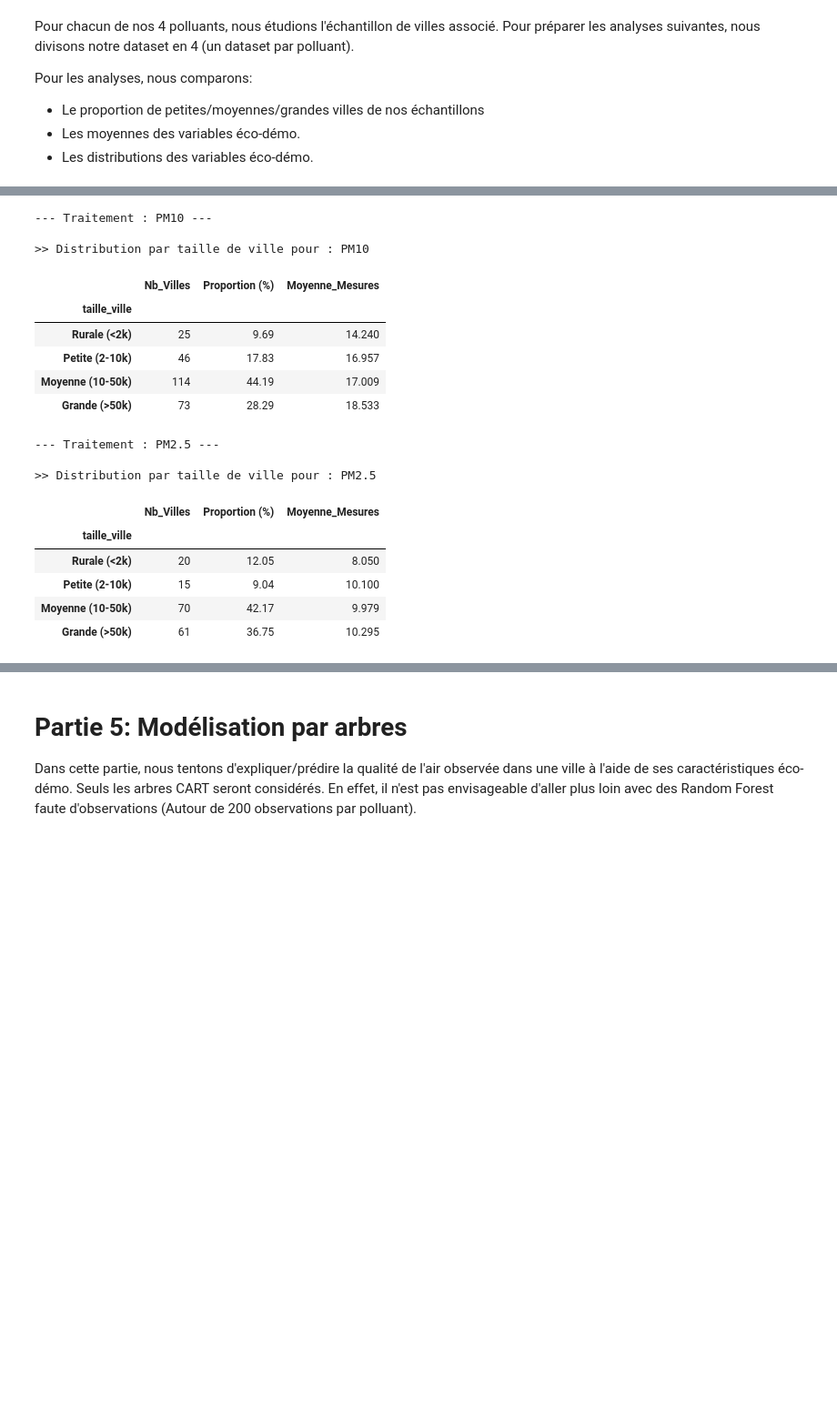
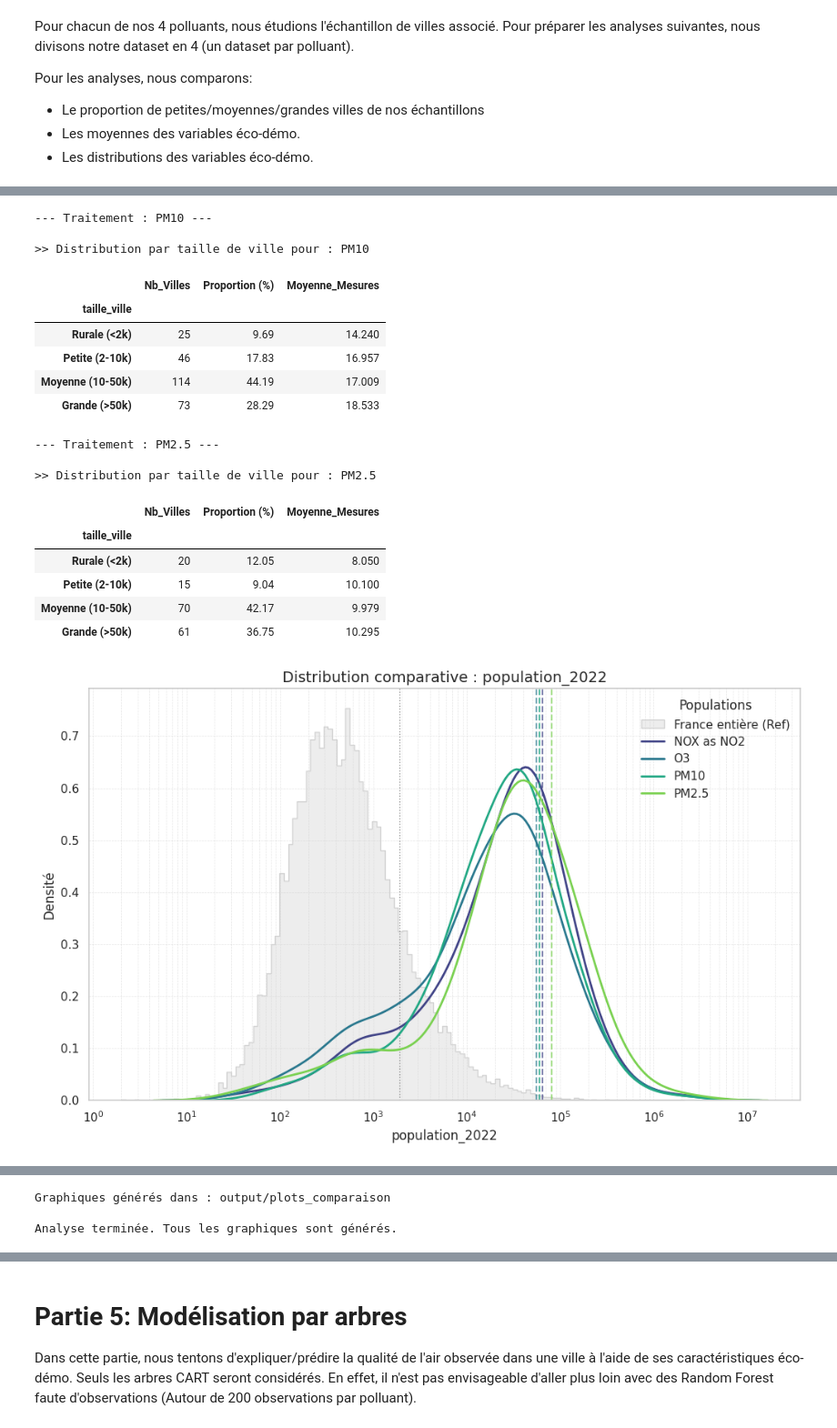
Before and after one commit to TheoSan75/Projet_Python_ENSAE_2A, a Jupyter notebook: main_clean.ipynb, the cells around one changed output, grey strips where cells are left out. Shown at 91% size. Drawn from its saved outputs; the diff is of its cells as text; code cells hidden in the pictures; blank space fills up the shorter version.

Commit message:
Nettoyage outputs notebook + interprétations

```diff
--- a/main_clean.ipynb
+++ b/main_clean.ipynb
@@ -129,37 +145,44 @@ Pour les analyses, nous comparons:
 # %%
 polluants = df_groupe["polluant"].unique()
 print(f"Polluants identifiés : {polluants}")
-# 7Génération des Datasets par Polluant et Plots Comparatifs
-vars_eco = [
-    "population_2022", "mediane_niveau_vie_2021",
-    "densite_population_2022",
-    "part_commerce_transport_services_2023",
-    "part_industrie_2023", "nb_hotels_2022", "nb_etablissements_2023", "taux_activite_2022",
-    "part_construction_2023", "nb_campings_2022"
-]
+# Génération des Datasets par Polluant et Plots Comparatifs
+vars_eco = {
+    "population_2022": True,
+    "mediane_niveau_vie_2021": False,
+    "densite_population_2022": True,
+    "part_commerce_transport_services_2023": True,
+    "part_industrie_2023": False,
+    "nb_hotels_2022": False,
+    "nb_etablissements_2023": False,
+    "taux_activite_2022": False,
+    "part_construction_2023": False,
+    "nb_campings_2022": False
+}
 
+df_combined = {}
 for pol in polluants:
     print(f"--- Traitement : {pol} ---")
 
-    # 1. Filtre et Sauvegarde
+    # Filtre et Sauvegarde
     df_pol = df_groupe[df_groupe["polluant"] == pol]
     df_pol.to_csv(f"data/processed_data/BDD_par_polluant/dataset_{pol}_final.csv", index=False, sep=';')
-
-    # 2. Comparaison des proportions de petites, moyennes et grandes villes
+    df_combined[pol] =df_pol
+    # Comparaison des proportions de petites, moyennes et grandes villes
     stats = prep.analyze_city_size_distribution(df_pol, pol)
     display(stats)
 
-    # 3. Plots Comparatifs (France vs Echantillon)
+    # Plots Comparatifs (France vs Echantillon)
     viz.plot_comparative_distributions(
         df_sample=df_pol,
         df_france=df_villes_clean,
         polluant_name=pol,
-        vars_eco=vars_eco
+        vars_eco=vars_eco,
     )
 
-    # 4. Etude des corrélations entre la concentration de polluant et les variables éco-démo.
+    # Etude des corrélations entre la concentration de polluant et les variables éco-démo.
     viz.plot_correlation_heatmap(df_pol, pol=pol)
 
+viz.plot_combined_distributions_per_var(df_combined, df_villes_clean, vars_eco,)
 print("\nAnalyse terminée. Tous les graphiques sont générés.")
 # %% [output]
 Polluants identifiés : ['NOX as NO2' 'O3' 'PM10' 'PM2.5']
@@ -172,30 +195,31 @@ Polluants identifiés : ['NOX as NO2' 'O3' 'PM10' 'PM2.5']
 | Petite (2-10k) | 30 | 14.08 | 20.833 |
 | Moyenne (10-50k) | 87 | 40.85 | 22.546 |
 | Grande (>50k) | 70 | 32.86 | 32.191 |
 --- Traitement : O3 ---
 
 >> Distribution par taille de ville pour : O3
 |  | Nb_Villes | Proportion (%) | Moyenne_Mesures |
 | taille_ville |  |  |  |
 | Rurale (<2k) | 44 | 16.73 | 62.545 |
 | Petite (2-10k) | 46 | 17.49 | 56.457 |
 | Moyenne (10-50k) | 109 | 41.44 | 54.917 |
 | Grande (>50k) | 64 | 24.33 | 55.917 |
 --- Traitement : PM10 ---
 
 >> Distribution par taille de ville pour : PM10
 |  | Nb_Villes | Proportion (%) | Moyenne_Mesures |
 | taille_ville |  |  |  |
 | Rurale (<2k) | 25 | 9.69 | 14.240 |
 | Petite (2-10k) | 46 | 17.83 | 16.957 |
 | Moyenne (10-50k) | 114 | 44.19 | 17.009 |
 | Grande (>50k) | 73 | 28.29 | 18.533 |
 --- Traitement : PM2.5 ---
 
 >> Distribution par taille de ville pour : PM2.5
 |  | Nb_Villes | Proportion (%) | Moyenne_Mesures |
 | taille_ville |  |  |  |
 | Rurale (<2k) | 20 | 12.05 | 8.050 |
 | Petite (2-10k) | 15 | 9.04 | 10.100 |
 | Moyenne (10-50k) | 70 | 42.17 | 9.979 |
 | Grande (>50k) | 61 | 36.75 | 10.295 |
+[figure, added]
@@ -201,0 +228,3 @@ Polluants identifiés : ['NOX as NO2' 'O3' 'PM10' 'PM2.5']
+Graphiques générés dans : output/plots_comparaison
+
+Analyse terminée. Tous les graphiques sont générés.
```
Also changed, not shown: parts of 7 cells of this notebook, 11 other files.
